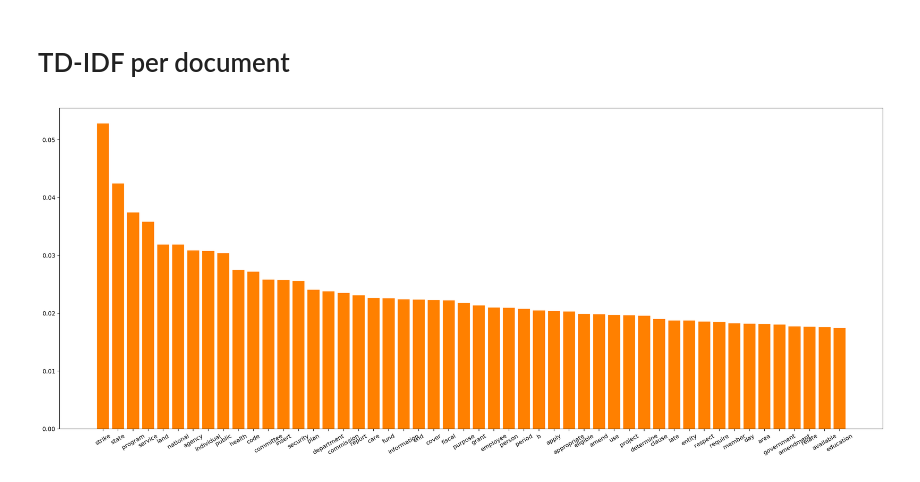
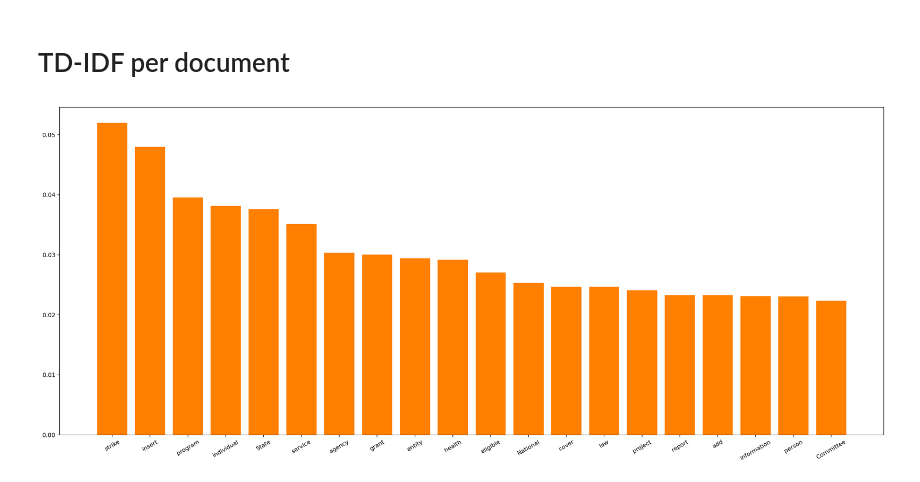
Before and after one commit to JasonD100/bill-analysis, a Jupyter notebook: notebooks/Charts.ipynb, the cells around one changed output. Cells and saved outputs as stored; diff of their text form; code cells hidden in the pictures.

```diff
--- a/notebooks/Charts.ipynb
+++ b/notebooks/Charts.ipynb
@@ -62,4 +59,20 @@ labels, values = zip(*top_mean_feats(tfs, features, top_n=50))
-# %%
-plot_terms( labels, values )
-# %% [output]
-[figure, removed]
+# %%
+tfidf1 = TfidfVectorizer(max_df=0.5, min_df=0.05, preprocessor=lambda x: x, tokenizer=lambda x: x,ngram_range=(1,1))
+temp1 = tfidf1.fit_transform(token_dict.values())
+temp1_words = tfidf1.get_feature_names_out()
+temp1_counts = temp1.toarray().sum(axis=0)
+
+tfidf2 = TfidfVectorizer(max_df=0.5, min_df=0.05, preprocessor=lambda x: x, tokenizer=lambda x: x,ngram_range=(3,3))
+temp2 = tfidf2.fit_transform(token_dict.values())
+temp2_words = tfidf2.get_feature_names_out()
+temp2_counts = temp2.toarray().sum(axis=0)
+
+df1 = pandas.DataFrame({'Words': temp1_words, 'Word_Counts': temp1_counts})
+df2 = pandas.DataFrame({'Trigrams': temp2_words, 'Trigrams_Counts': temp2_counts})
+# %%
+labels1, values1 = zip(*top_mean_feats(tfidf1.fit_transform(token_dict.values()), tfidf1.get_feature_names_out(), top_n=20))
+labels2, values2 = zip(*top_mean_feats(tfidf2.fit_transform(token_dict.values()), tfidf2.get_feature_names_out(), top_n=20))
+# %%
+plot_terms( labels1, values1 )
+# %% [output]
+[figure, added]
```
Also changed, not shown: parts of 6 cells of this notebook, 9 other files.
